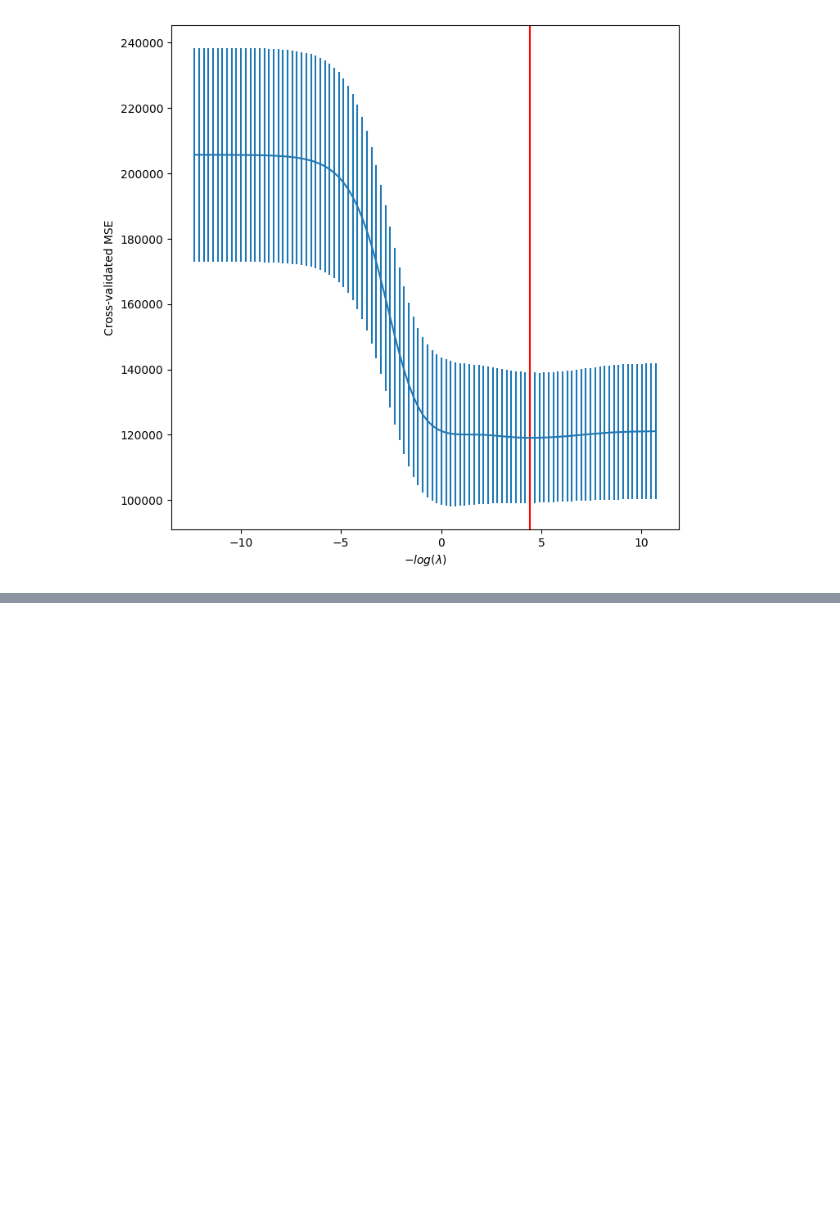
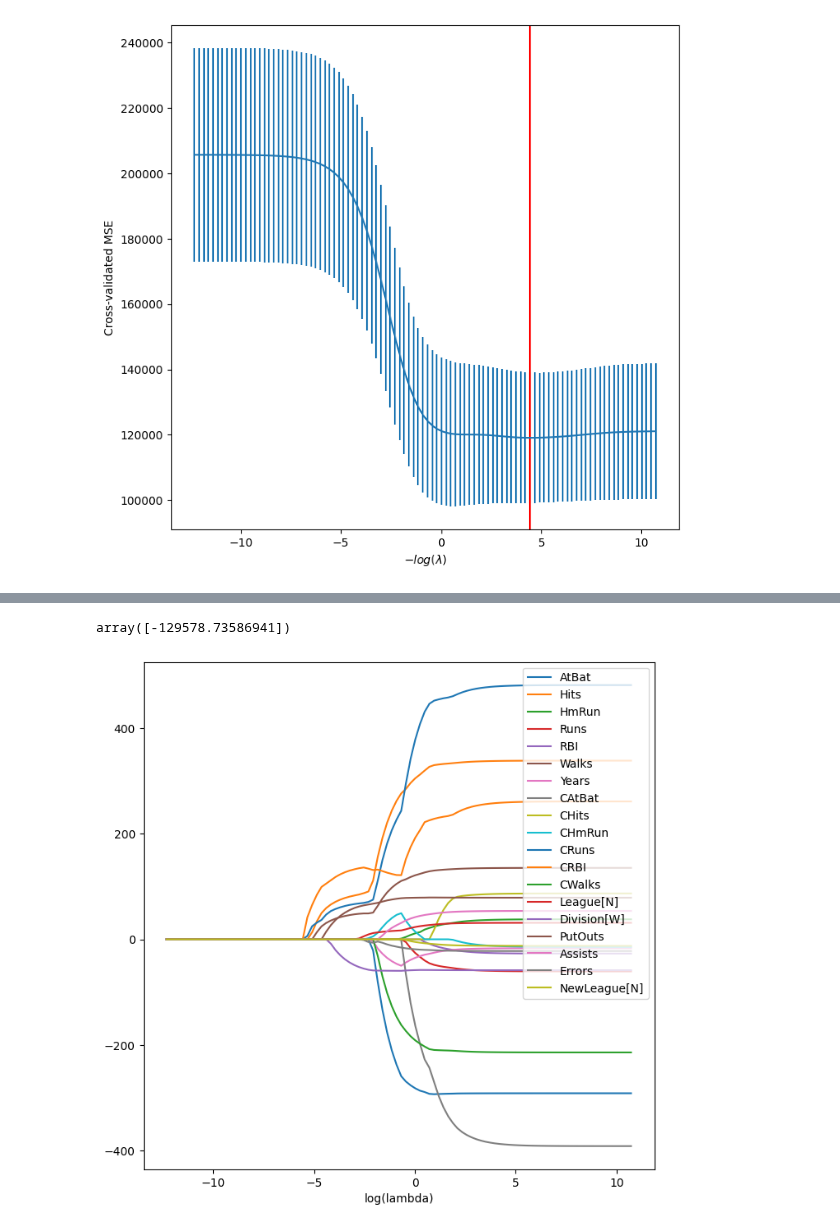
Before and after one commit to kkkamur07/ISL-Learning, a Jupyter notebook: Regularization/regularization-lab.ipynb, the cells around one changed output, grey strips where cells are left out. Drawn from its saved outputs; the diff is of its cells as text; code cells hidden in the pictures; blank space fills up the shorter version.

```diff
--- a/Regularization/regularization-lab.ipynb
+++ b/Regularization/regularization-lab.ipynb
@@ -376,0 +375,4 @@ plt.show()
+# %%
+ridgeCV = skl.ElasticNetCV(l1_ratio=0, alphas=lambdas, cv=skm.KFold(5, shuffle=False))
+pipeCV = Pipeline([("scaler", scaler), ("ridge", ridgeCV)])
+pipeCV.fit(x, y)
@@ -376,0 +394,38 @@ plt.show()
+# %%
+# Evaluating the test error for CV Ridge
+# Two Loops : One to choose \lambda and \other to evaluate the test error
+
+# Outer loop to evaluate the test error
+outer_valid = skm.ShuffleSplit(1, test_size=0.25, random_state=0)
+# Inner Loop to get the best Lambda
+inner_cv = skm.KFold(5, shuffle=True, random_state=0)
+ridgeCV = skl.ElasticNetCV(l1_ratio=0, alphas=lambdas, cv=inner_cv)
+pipeCV = Pipeline([("scaler", scaler), ("ridge", ridgeCV)])
+# pipeCV.fit(x, y)
+# pipeCV.named_steps["ridge"].alpha_
+results = skm.cross_validate(pipeCV, x, y, cv=outer_valid, scoring="neg_mean_squared_error")
+results["test_score"]
+
+# Scaling -> Ridge -> CrossVal -> Best Alpha -> Validation -> Test Error
+# %% [output]
+array([-129578.73586941])
+# %%
+# Lasso
+lasso = skl.ElasticNetCV(l1_ratio=1, alphas=lambdas, cv=skm.KFold(5, shuffle=False))
+pipeLasso = Pipeline([("scaler", scaler), ("lasso", lasso)])
+pipeLasso.fit(x, y)
+tuned_lasso = pipeLasso.named_steps["lasso"]
+# %%
+# Getting the lasso path
+lasso_path = skl.ElasticNet.path(x, y, l1_ratio=1, alphas=lambdas)[1]
+lasso_df = pd.DataFrame(lasso_path.T, index = -np.log(lambdas), columns = x_cols)
+lasso_df.index.name = "log(lambda)"
+lasso_df
+
+# Plotting the lasso path
+fig, ax = subplots(figsize = (8,8))
+lasso_df.plot(ax = ax)
+ax.legend()
+plt.show()
+# %% [output]
+[figure, added]
```
Also changed, not shown: parts of 19 cells of this notebook.
